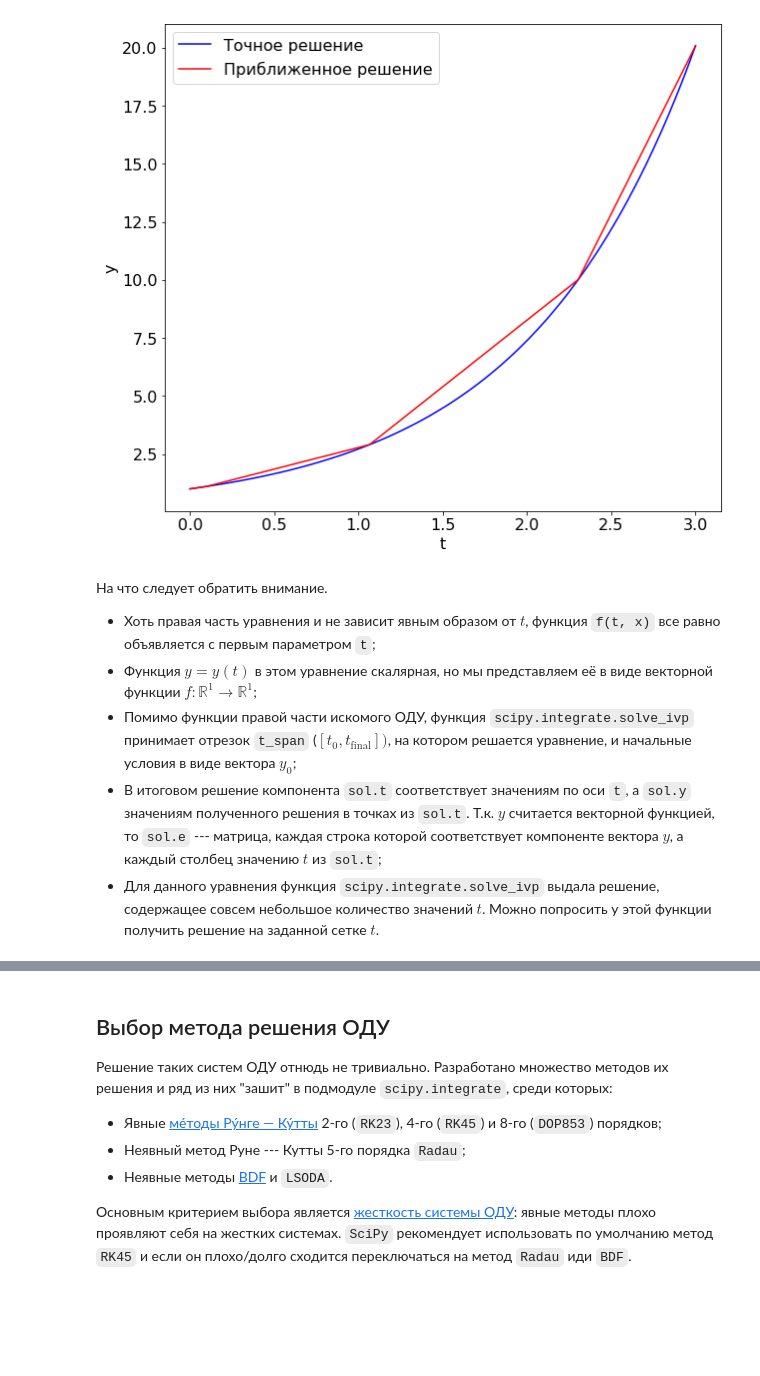
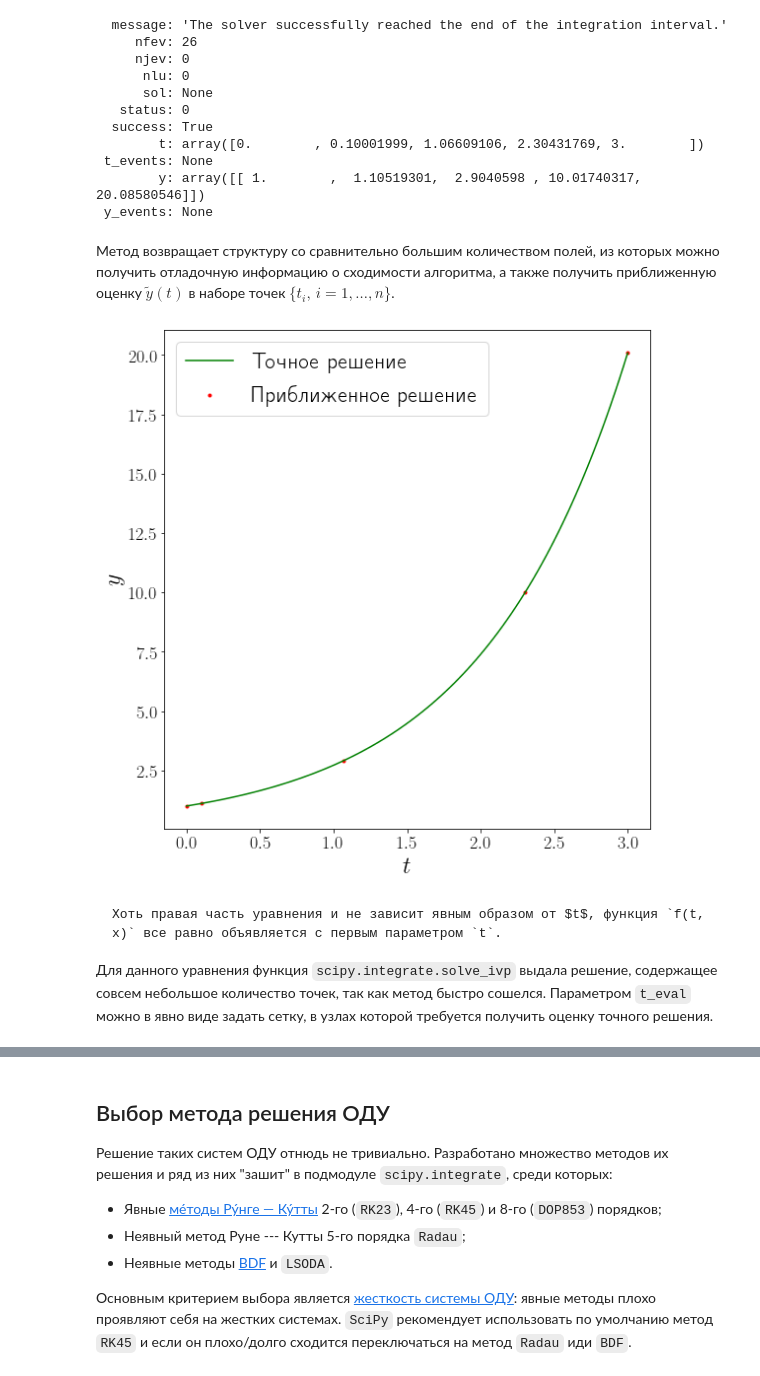
Before and after one commit to FadeevLecturer/python_lectures, a Jupyter notebook: _sources/notebooks/scipy/ODE.ipynb, the cells around one changed output, grey strips where cells are left out. Cells and saved outputs as stored; diff of their text form; code cells hidden in the pictures; blank space fills up the shorter version.

````diff
--- a/_sources/notebooks/scipy/ODE.ipynb
+++ b/_sources/notebooks/scipy/ODE.ipynb
@@ -64,19 +74,32 @@ def exact_solution(t):
 y_0 = [1]
 t_0 = 0
 t_final = 3
-sol = integrate.solve_ivp(f, (t_0, t_final), y_0)
-
-
-fig, ax = plt.subplots()
-fig.set_size_inches((10, 9))
-plot(ax, np.linspace(t_0, t_final, 100), exact_solution, sol.t, sol.y[0], s="r-")
+solution = integrate.solve_ivp(f, (t_0, t_final), y_0)
+print(solution)
 # %% [output]
-[figure, removed]
+  message: 'The solver successfully reached the end of the integration interval.'
+     nfev: 26
+     njev: 0
+      nlu: 0
+      sol: None
+   status: 0
+  success: True
+        t: array([0.        , 0.10001999, 1.06609106, 2.30431769, 3.        ])
+ t_events: None
+        y: array([[ 1.        ,  1.10519301,  2.9040598 , 10.01740317, 20.08580546]])
+ y_events: None
-# %% [markdown]
-На что следует обратить внимание.
-- Хоть правая часть уравнения и не зависит явным образом от $t$, функция `f(t, x)` все равно объявляется с первым параметром `t`;
-- Функция $y=y(t)$ в этом уравнение скалярная, но мы представляем её в виде векторной функции $f:\mathbb{R}^1 \to \mathbb{R}^1$;
-- Помимо функции правой части искомого ОДУ, функция `scipy.integrate.solve_ivp` принимает отрезок `t_span` ($[t_0, t_{\text{final}}])$, на котором решается уравнение, и начальные условия в виде вектора $y_0$;
-- В итоговом решение компонента `sol.t` соответствует значениям по оси `t`, а `sol.y` значениям полученного решения в точках из `sol.t`. Т.к. $y$ считается векторной функцией, то `sol.е` --- матрица, каждая строка которой соответствует компоненте вектора $y$, а каждый столбец значению $t$ из `sol.t`;
-- Для данного уравнения функция `scipy.integrate.solve_ivp` выдала решение, содержащее совсем небольшое количество значений $t$. Можно попросить у этой функции получить решение на заданной сетке $t$.
+# %% [markdown]
+Метод возвращает структуру со сравнительно большим количеством полей, из которых можно получить отладочную информацию о сходимости алгоритма, а также получить приближенную оценку $\tilde{y}(t)$ в наборе точек $\{t_i,\,i=1,\ldots,n\}$.
+# %%
+fig, ax = plt.subplots(figsize=(8, 8), layout="tight")
+x = np.linspace(t_0, t_final, 100)
+plot_solution(ax, x, exact_solution, solution.t, solution.y[0])
+# %% [output]
+[figure, added]
+# %% [markdown]
+```{note}
+Хоть правая часть уравнения и не зависит явным образом от $t$, функция `f(t, x)` все равно объявляется с первым параметром `t`.
+```
+
+Для данного уравнения функция `scipy.integrate.solve_ivp` выдала решение, содержащее совсем небольшое количество точек, так как метод быстро сошелся. Параметром `t_eval` можно в явно виде задать сетку, в узлах которой требуется получить оценку точного решения.
 # %%
````
Also changed, not shown: parts of 12 cells of this notebook, 17 other files.
